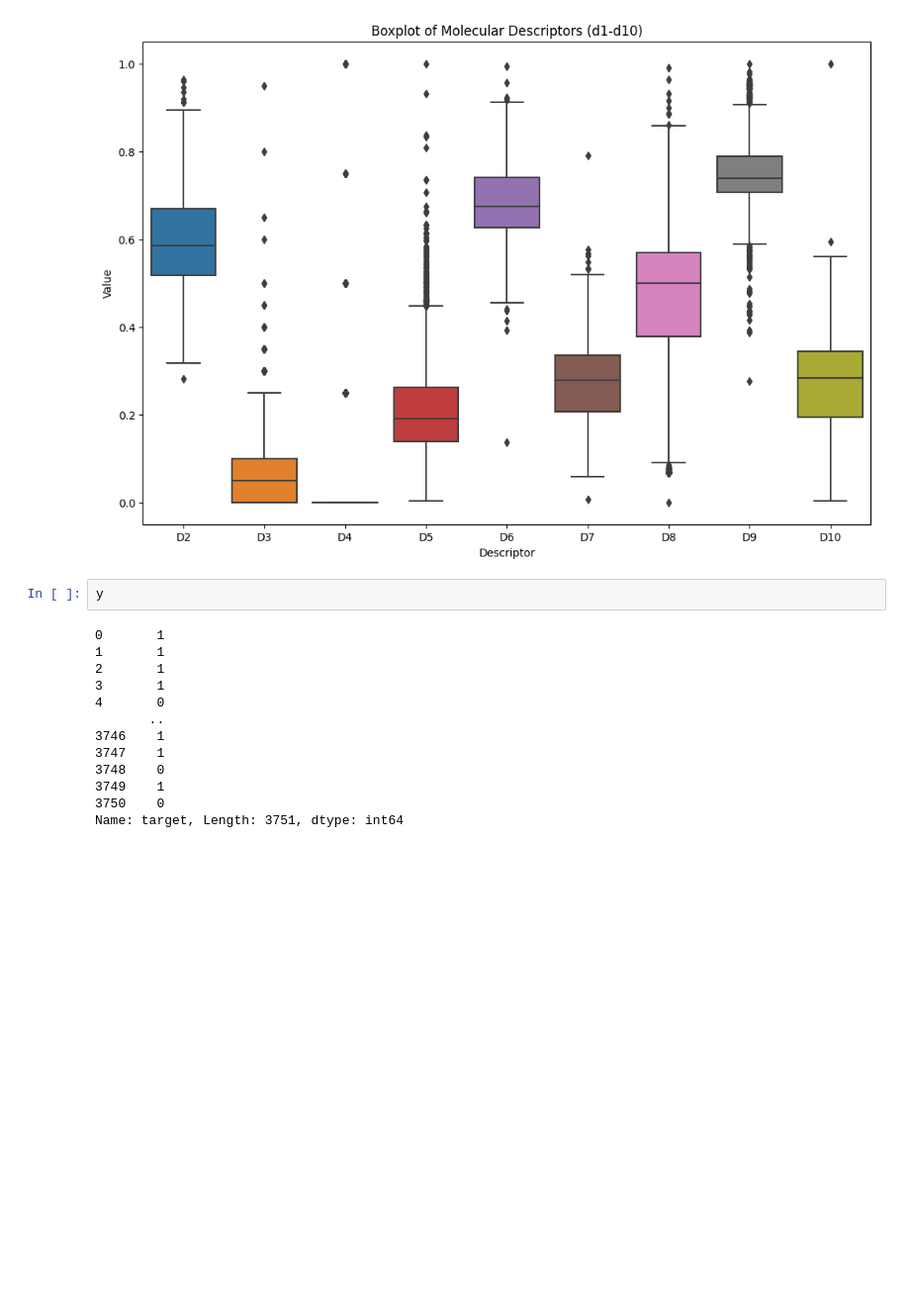
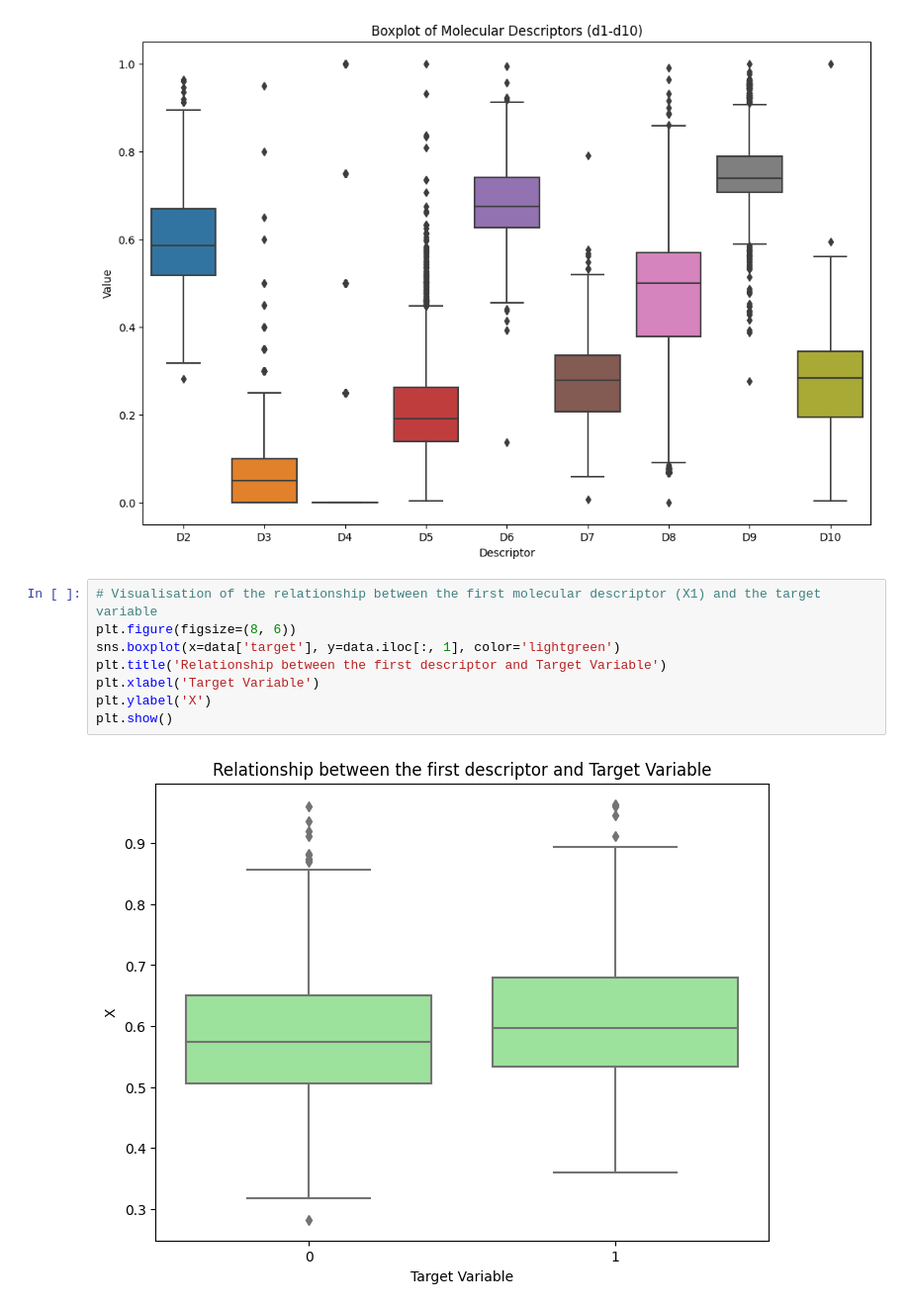
Before and after one commit to xnagya/NSIETE, a Jupyter notebook: NSIETE_assignment_1.ipynb, the cells around one changed output. Shown at 99% size. Cells and saved outputs as stored; diff of their text form; blank space fills up the shorter version.

```diff
--- a/NSIETE_assignment_1.ipynb
+++ b/NSIETE_assignment_1.ipynb
@@ -56,18 +57,13 @@ plt.ylabel('Value')
 plt.show()
 # %% [output]
 [figure]
-# %%
-y
-# %% [output]
-0       1
-1       1
-2       1
-3       1
-4       0
-       ..
-3746    1
-3747    1
-3748    0
-3749    1
-3750    0
-Name: target, Length: 3751, dtype: int64
+# %%
+# Visualisation of the relationship between the first molecular descriptor (X1) and the target variable
+plt.figure(figsize=(8, 6))
+sns.boxplot(x=data['target'], y=data.iloc[:, 1], color='lightgreen')
+plt.title('Relationship between the first descriptor and Target Variable')
+plt.xlabel('Target Variable')
+plt.ylabel('X')
+plt.show()
+# %% [output]
+[figure, added]
```
Also changed, not shown: parts of 5 cells of this notebook.
